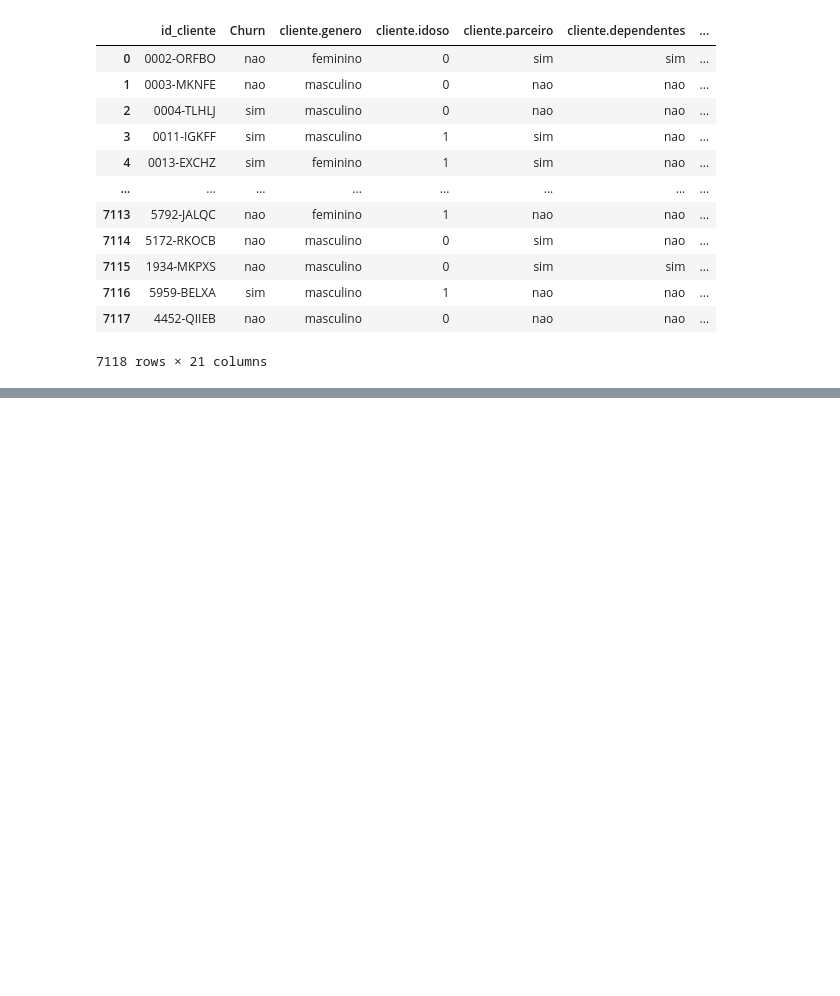
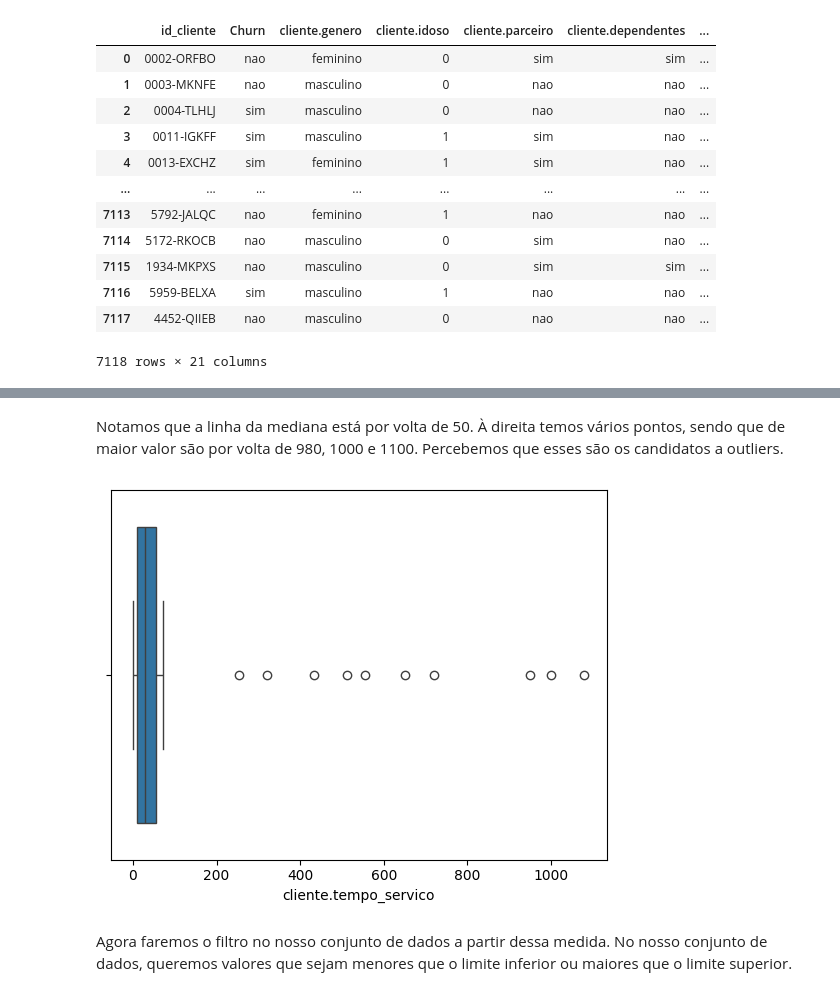
Before and after one commit to Cr0l3y/cleaning_churn_python, a Jupyter notebook: projeto.ipynb, the cells around one changed output, grey strips where cells are left out. Cells and saved outputs as stored; diff of their text form; code cells hidden in the pictures; blank space fills up the shorter version.

Commit message:
nulos_outliers_churn_readme

```diff
--- a/projeto.ipynb
+++ b/projeto.ipynb
@@ -302,0 +403,6 @@ dados_sem_vazio
+# %%
+dados_sem_vazio["cliente.tempo_servico"].fillna(
+    np.ceil(
+        dados_sem_vazio["conta.cobranca.Total"] / dados_sem_vazio["conta.cobranca.mensal"]
+    ), inplace=True
+)
@@ -302,0 +453,2 @@ dados_sem_vazio
+# %%
+colunas_dropar = ["conta.contrato", "conta.faturamente_eletronico", "conta.metodo_pagamento"]
@@ -302,0 +463,3 @@ dados_sem_vazio
+# %%
+df_sem_nulos = dados_sem_vazio.dropna(subset=colunas_dropar).copy()
+df_sem_nulos.head()
@@ -302,0 +476,3 @@ dados_sem_vazio
+# %%
+df_sem_nulos.reset_index(drop=True, inplace=True)
+df_sem_nulos.head()
@@ -302,0 +529,6 @@ dados_sem_vazio
+# %% [markdown]
+Notamos que a linha da mediana está por volta de 50. À direita temos vários pontos, sendo que de maior valor são por volta de 980, 1000 e 1100. Percebemos que esses são os candidatos a outliers.
+# %%
+sns.boxplot(x=df_sem_nulos["cliente.tempo_servico"]);
+# %% [output]
+[figure, added]
@@ -302,0 +543,2 @@ dados_sem_vazio
+# %% [markdown]
+Agora faremos o filtro no nosso conjunto de dados a partir dessa medida. No nosso conjunto de dados, queremos valores que sejam menores que o limite inferior ou maiores que o limite superior.
```
Also changed, not shown: parts of 87 cells of this notebook, 3 other files.
